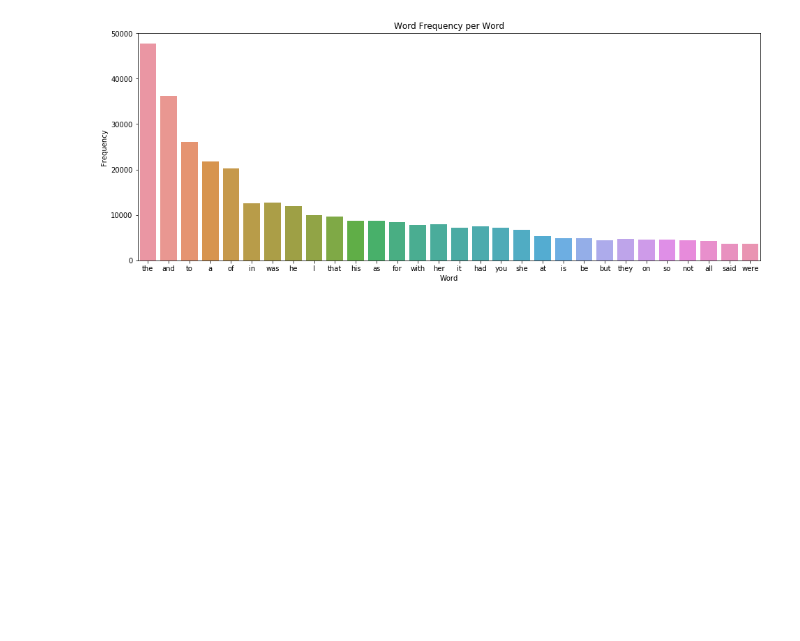
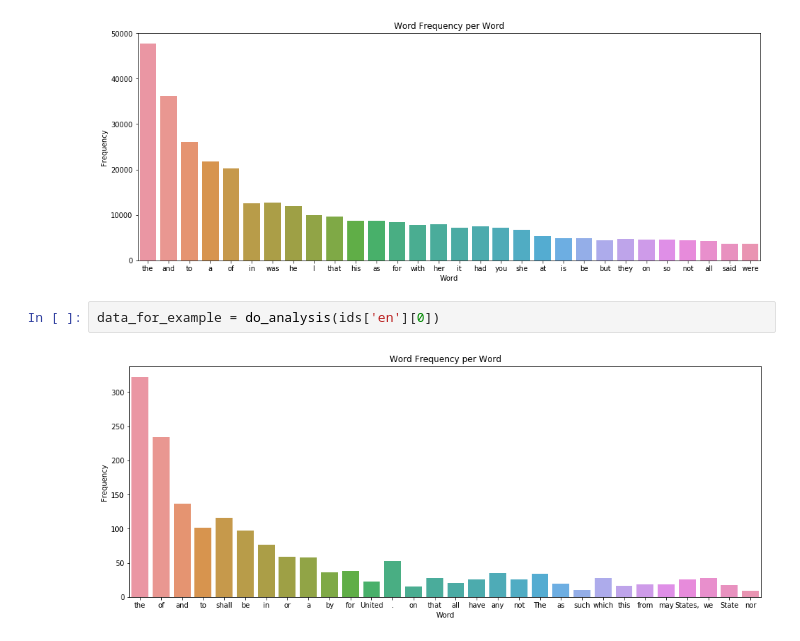
Before and after one commit to jkcchan/gutenberg_zipfs_law, a Jupyter notebook: preprocessing.ipynb, the cells around one changed output. Cells and saved outputs as stored; diff of their text form; blank space fills up the shorter version.

```diff
--- a/preprocessing.ipynb
+++ b/preprocessing.ipynb
@@ -149,3 +149,7 @@ with open('childrens_books_results.pickle', 'wb') as handle:
 error: 17426
 error: 23717
 [figure]
+# %%
+data_for_example = do_analysis(ids['en'][0])
+# %% [output]
+[figure, added]
```
Also changed, not shown: parts of 3 cells of this notebook, 1 other file.
